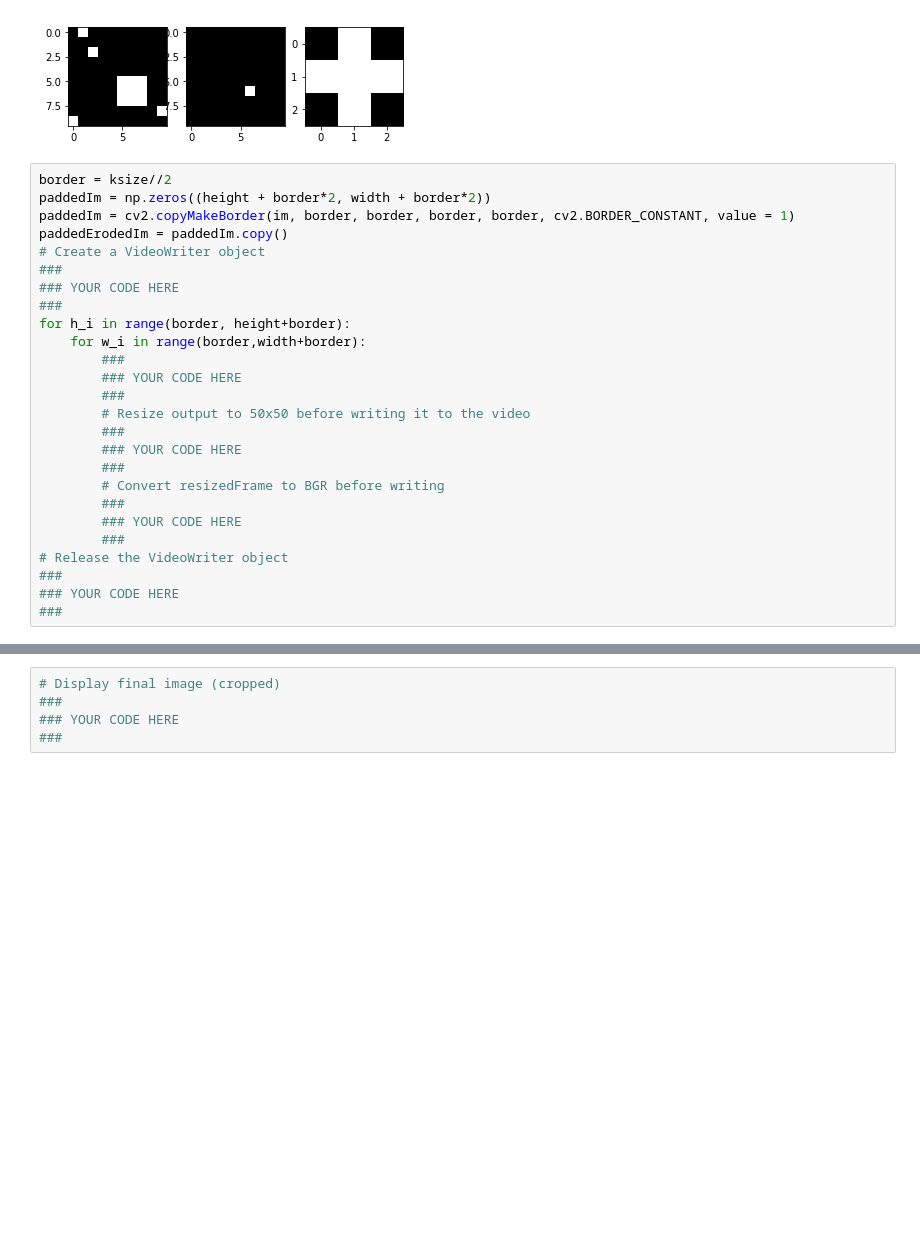
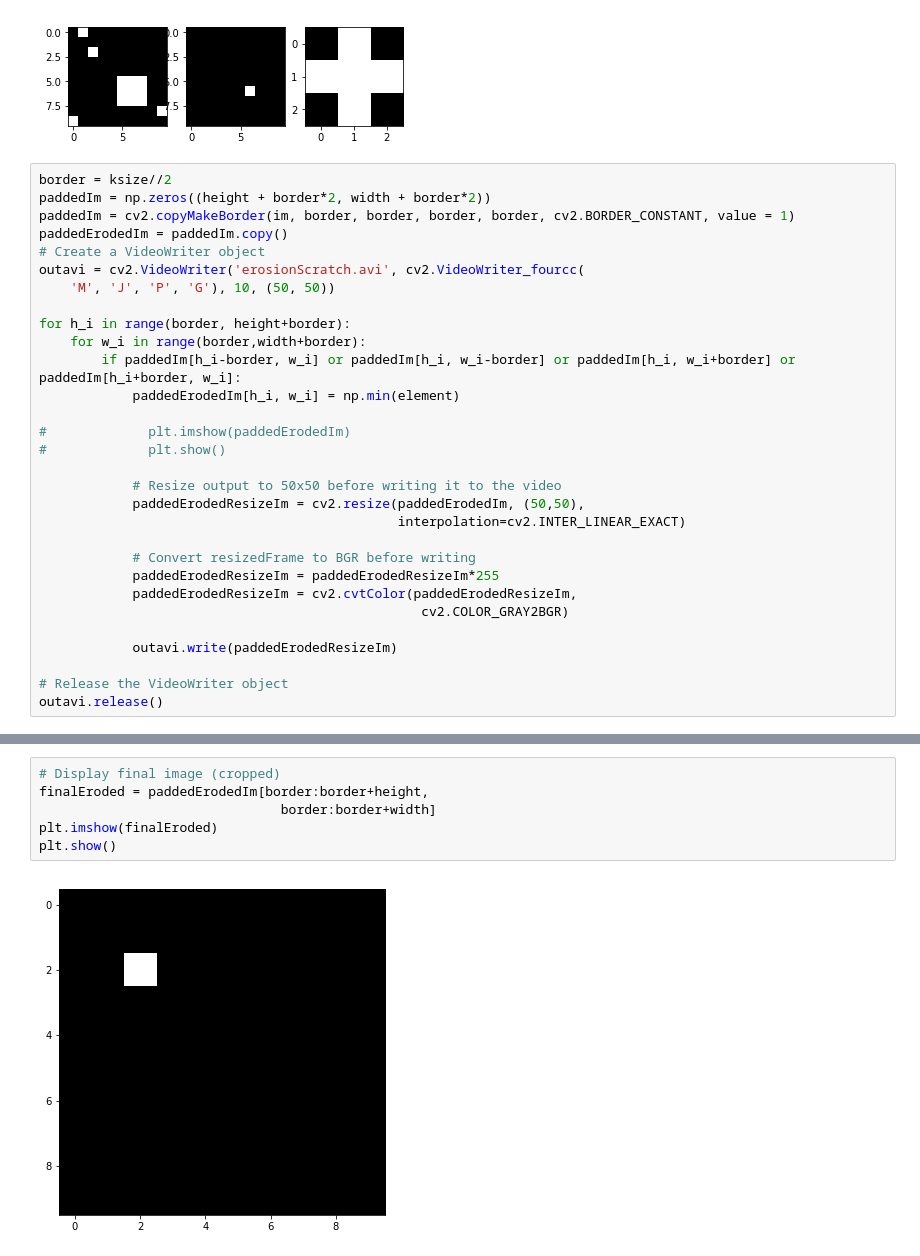
Before and after one commit to BenedictusAryo/practice_opencv, a Jupyter notebook: Computer Vision 1 Introduction (Python)/week3-python/Assignment_1/Structuring-Element-Assignment.ipynb, the cells around one changed output, grey strips where cells are left out. Saved outputs shown, nothing was run; the diff lists cells and outputs as text; blank space fills up the shorter version.

Commit message:
erosion assignment

```diff
--- a/Computer Vision 1 Introduction (Python)/week3-python/Assignment_1/Structuring-Element-Assignment.ipynb
+++ b/Computer Vision 1 Introduction (Python)/week3-python/Assignment_1/Structuring-Element-Assignment.ipynb
@@ -239,23 +257,27 @@ paddedIm = np.zeros((height + border*2, width + border*2))
 paddedIm = cv2.copyMakeBorder(im, border, border, border, border, cv2.BORDER_CONSTANT, value = 1)
 paddedErodedIm = paddedIm.copy()
 # Create a VideoWriter object
-###
-### YOUR CODE HERE
-###
+outavi = cv2.VideoWriter('erosionScratch.avi', cv2.VideoWriter_fourcc(
+    'M', 'J', 'P', 'G'), 10, (50, 50))
+
 for h_i in range(border, height+border):
     for w_i in range(border,width+border):
-        ###
-        ### YOUR CODE HERE
-        ###
-        # Resize output to 50x50 before writing it to the video
-        ###
-        ### YOUR CODE HERE
-        ###
-        # Convert resizedFrame to BGR before writing
-        ###
-        ### YOUR CODE HERE
-        ###
+        if paddedIm[h_i-border, w_i] or paddedIm[h_i, w_i-border] or paddedIm[h_i, w_i+border] or paddedIm[h_i+border, w_i]:
+            paddedErodedIm[h_i, w_i] = np.min(element)
+
+#             plt.imshow(paddedErodedIm)
+#             plt.show()
+
+            # Resize output to 50x50 before writing it to the video
+            paddedErodedResizeIm = cv2.resize(paddedErodedIm, (50,50),
+                                              interpolation=cv2.INTER_LINEAR_EXACT)
+
+            # Convert resizedFrame to BGR before writing
+            paddedErodedResizeIm = paddedErodedResizeIm*255
+            paddedErodedResizeIm = cv2.cvtColor(paddedErodedResizeIm,
+                                                 cv2.COLOR_GRAY2BGR)
+
+            outavi.write(paddedErodedResizeIm)
+
 # Release the VideoWriter object
-###
-### YOUR CODE HERE
-###
+outavi.release()
@@ -264,5 +284,8 @@ SyntaxError: unexpected EOF while parsing (<ipython-input-97-2b35612c9844>, line
-# %%
-# Display final image (cropped)
-###
-### YOUR CODE HERE
-###
+# %%
+# Display final image (cropped)
+finalEroded = paddedErodedIm[border:border+height,
+                               border:border+width]
+plt.imshow(finalEroded)
+plt.show()
+# %% [output]
+[figure, added]
```
Also changed, not shown: parts of 5 cells of this notebook, 2 other files.
